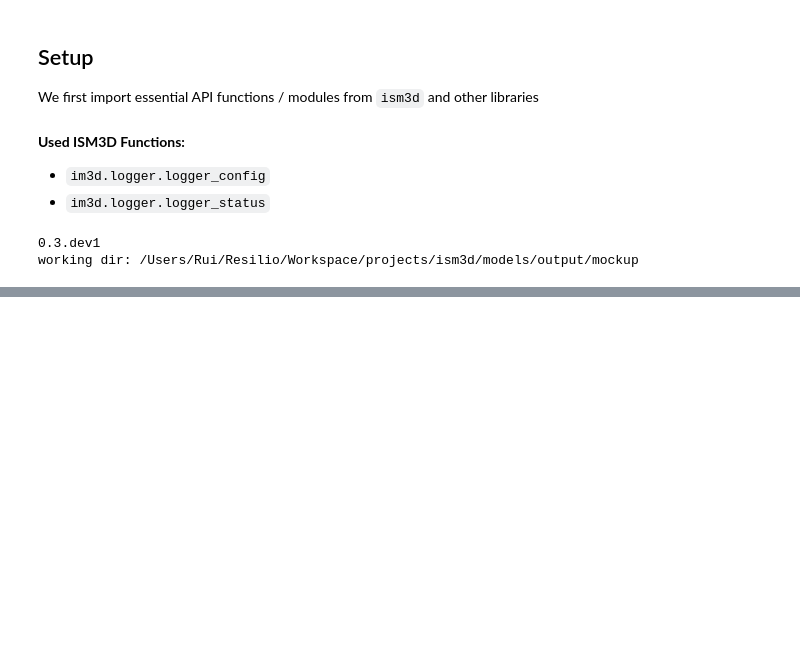
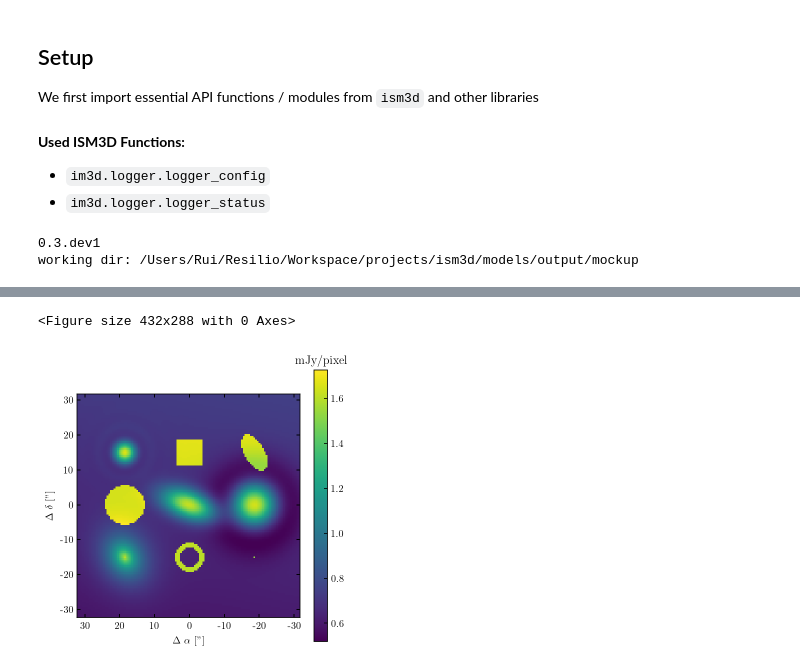
Before and after one commit to r-xue/ism3d-models, a Jupyter notebook: notebook/demo_api_arts.ipynb, the cells around one changed output, grey strips where cells are left out. Drawn from its saved outputs; the diff is of its cells as text; code cells hidden in the pictures; blank space fills up the shorter version.

Commit message:
add the parameter file (mockup_apmodels.ini) for rendering tests of different apmodels

```diff
--- a/notebook/demo_api_arts.ipynb
+++ b/notebook/demo_api_arts.ipynb
@@ -223,0 +45,25 @@ show_gif(model_name+'_arts.images/chmap.gif')
+# %%
+header=create_header(naxis=[128,128,120],
+                     objname='arts.models',
+                     crval=[189.2933333,62.3711111,45535299115.90349],
+                     cdelt=[-0.5/3600,0.5/3600,2000013.13785553])
+
+inpfile='../../input/mockup_apmodels.ini'
+inp_dict=read_inp(inpfile)
+mod_dict=inp_to_mod(inp_dict)
+model_name='mockup5'
+
+from ism3d.simxy.render import render_apmodel2d as xy_render_apmodel2d
+out=0
+for obj in mod_dict:
+    plane,fluxscale=xy_render_apmodel2d(mod_dict[obj],WCS(header),normalize=False)
+    #print(obj,mod_dict[obj]['sbProf'],plane.sum(),np.max(plane),fluxscale[0].value)
+    out=out+plane*fluxscale[0].value
+
+fits.writeto('mockup_arts.fits',out,header,overwrite=True)
+im_grid(out*1e3,header,offset=True,units=['mJy/pixel'],
+        titles=None,nxy=(1,1),figsize=(5,5),
+        figname='mockup_arts.pdf',showplot=True)
+# %% [output]
+<Figure size 432x288 with 0 Axes>
+[figure, added]
```
Also changed, not shown: parts of 18 cells of this notebook, 1 other file.
